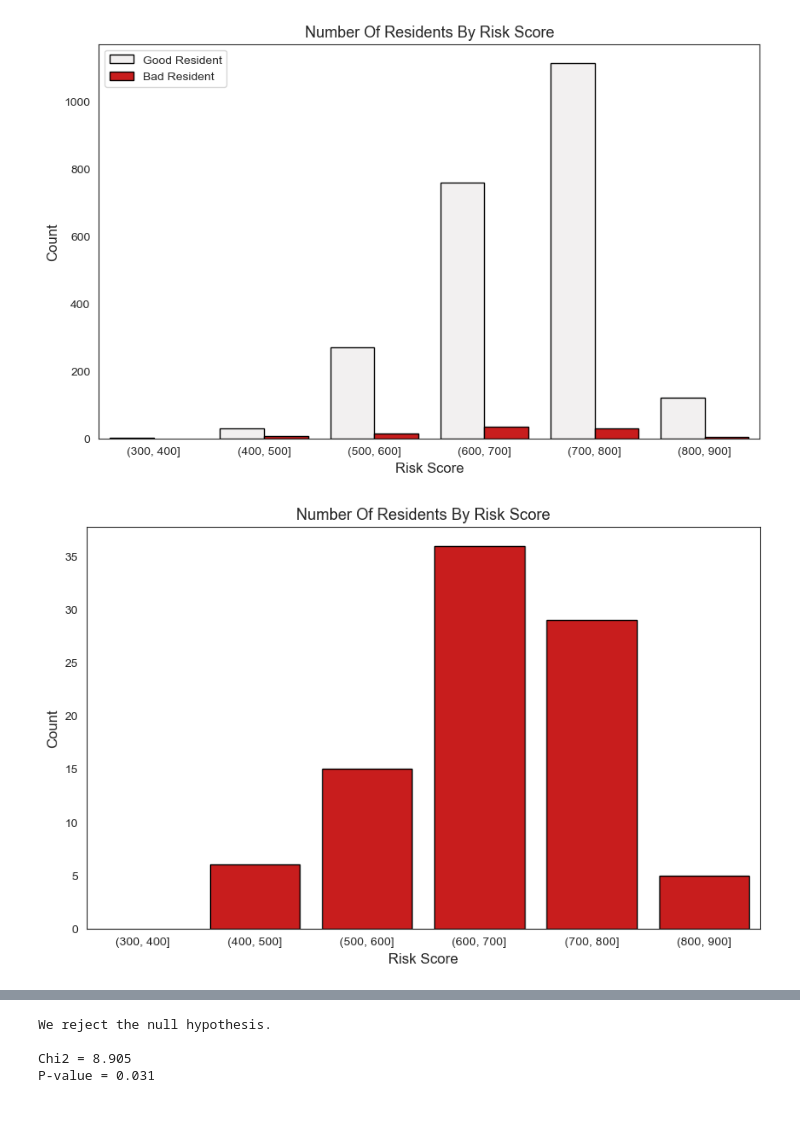
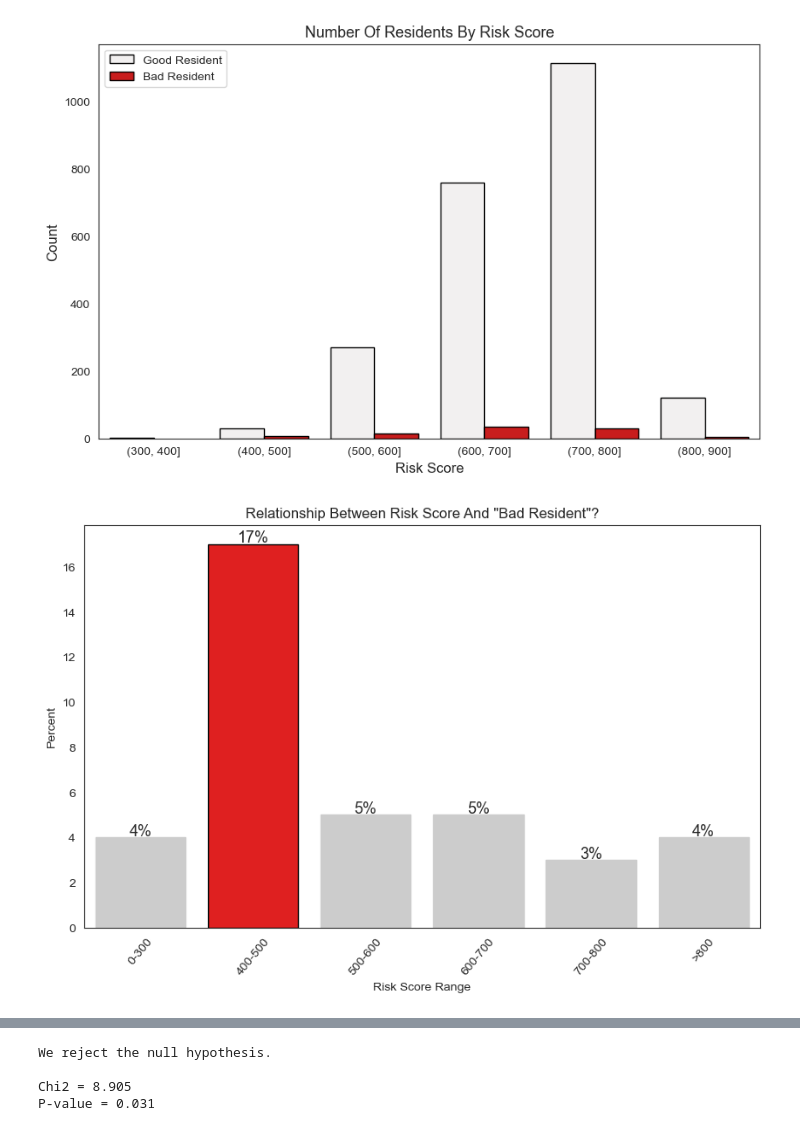
Before and after one commit to Project-DANE/DANE, a Jupyter notebook: final_notebook.ipynb, the cells around one changed output, grey strips where cells are left out. Saved outputs shown, nothing was run; the diff lists cells and outputs as text; code cells hidden in the pictures.

```diff
--- a/final_notebook.ipynb
+++ b/final_notebook.ipynb
@@ -168,9 +168,9 @@ e.countplot_a(train, 'risk_score', color = '#E50000', bad = True)
 # %% [output]
 [figure]
 # %%
-e.countplot_a(train, 'risk_score', color = '#E50000')
+e.viz_bad_resident_risk(train)
 # %% [output]
-[figure, old version]
+[figure, new version]
 # %% [markdown]
 **Takeaways**
 
```
Also changed, not shown: parts of 8 cells of this notebook.
